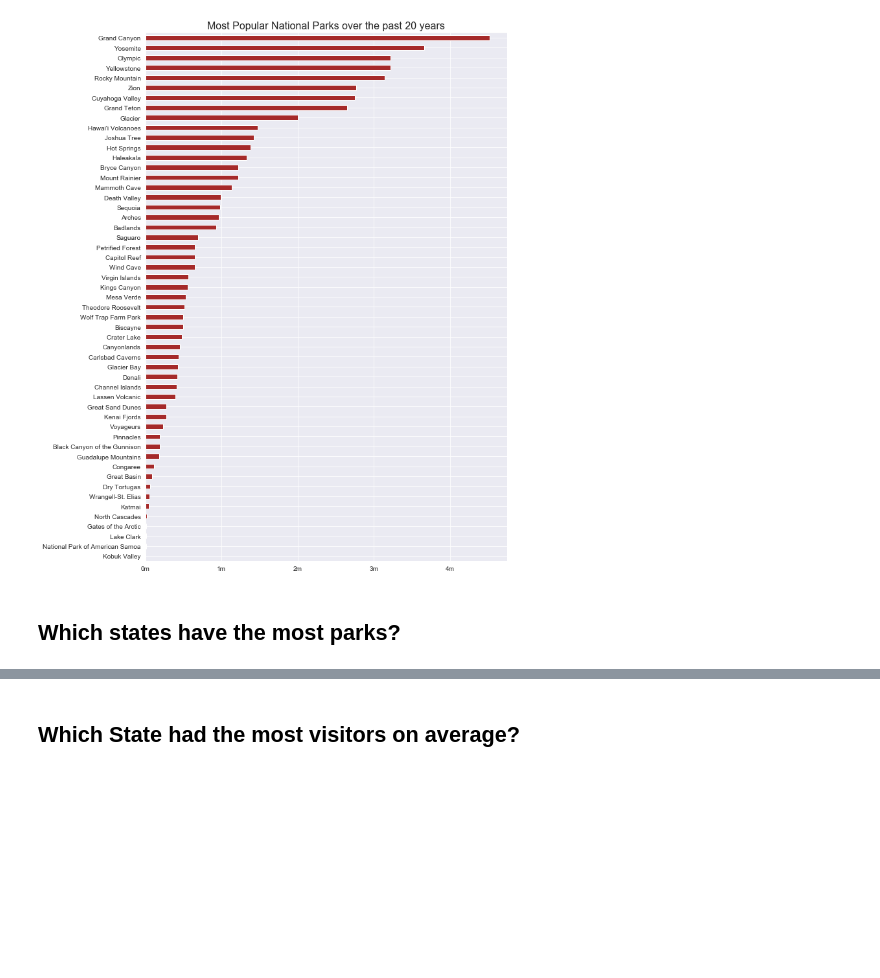
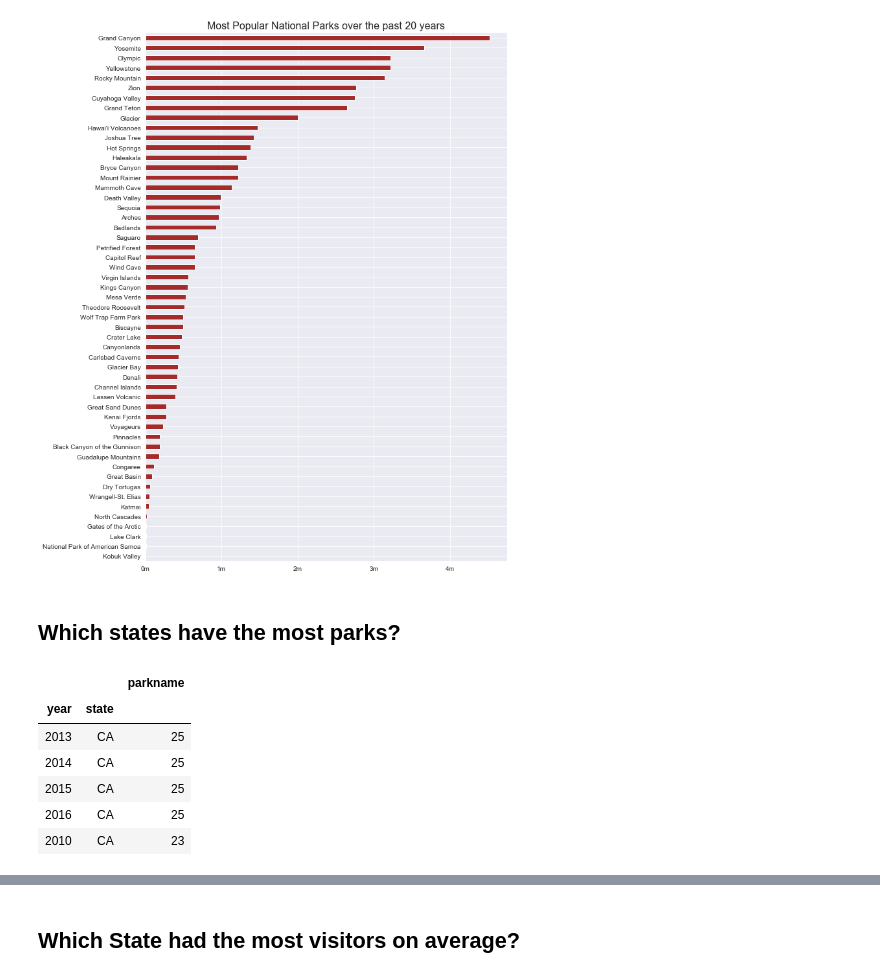
Before and after one commit to blewis49/tidypython, a Jupyter notebook: national_parks.ipynb, the cells around one changed output, grey strips where cells are left out. Saved outputs shown, nothing was run; the diff lists cells and outputs as text; code cells hidden in the pictures; blank space fills up the shorter version.

```diff
--- a/national_parks.ipynb
+++ b/national_parks.ipynb
@@ -174,3 +252,13 @@ ax2.invert_yaxis()
 [figure]
 # %% [markdown]
 ## Which states have the most parks?
+# %%
+nps.groupby(['year','state']).agg({'parkname':'count'}).nlargest(5, columns = 'parkname')
+# %% [output]
+|  |  | parkname |
+| year | state |  |
+| 2013 | CA | 25 |
+| 2014 | CA | 25 |
+| 2015 | CA | 25 |
+| 2016 | CA | 25 |
+| 2010 | CA | 23 |
```
Also changed, not shown: parts of 27 cells of this notebook.
